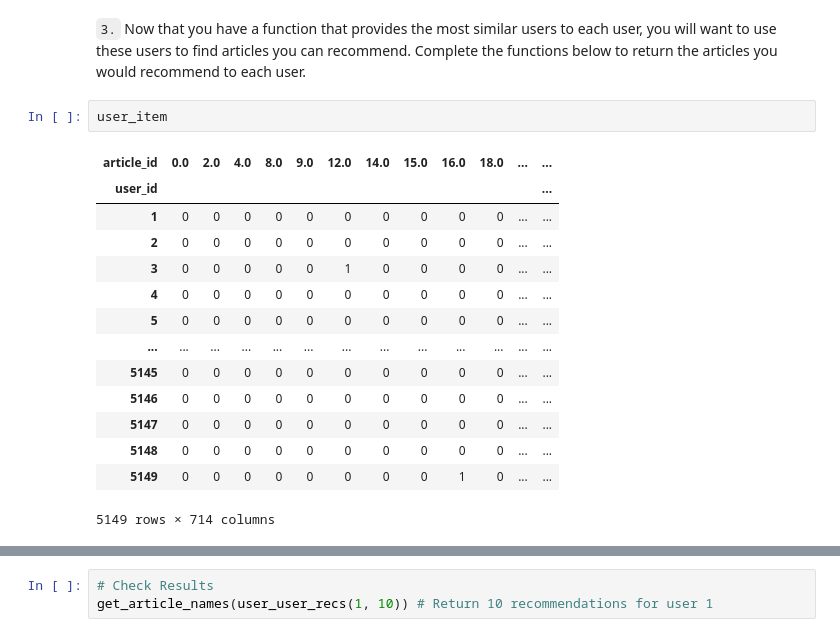
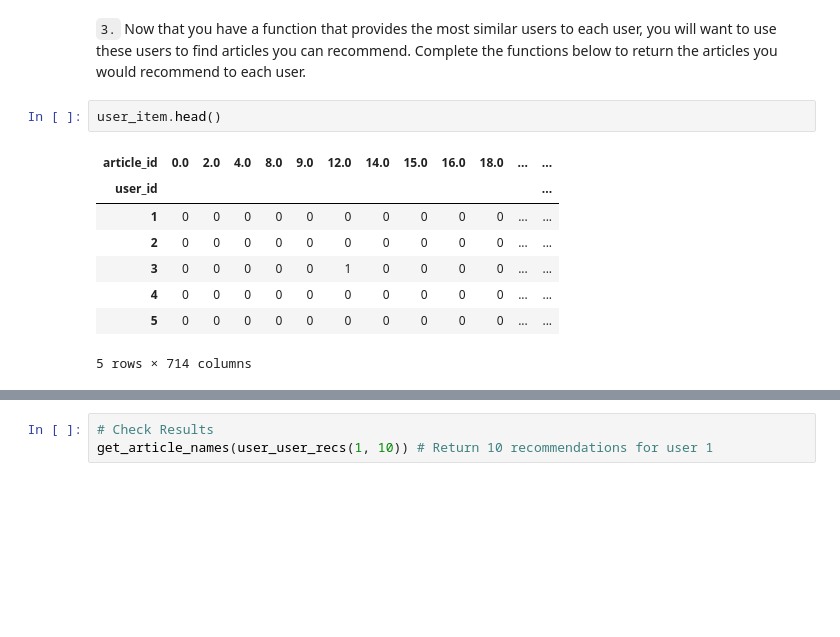
Before and after one commit to SoniaFYLin/IBM-Recommendation-System, a Jupyter notebook: Recommendations_with_IBM.ipynb, the cells around one changed output, grey strips where cells are left out. Cells and saved outputs as stored; diff of their text form; blank space fills up the shorter version.

```diff
--- a/Recommendations_with_IBM.ipynb
+++ b/Recommendations_with_IBM.ipynb
@@ -400,19 +367,13 @@ The 3 most similar users to user 46 are: [4201, 3782, 23]
 # %% [markdown]
 `3.` Now that you have a function that provides the most similar users to each user, you will want to use these users to find articles you can recommend.  Complete the functions below to return the articles you would recommend to each user.
 # %%
-user_item
+user_item.head()
 # %% [output]
 | article_id | 0.0 | 2.0 | 4.0 | 8.0 | 9.0 | 12.0 | 14.0 | 15.0 | 16.0 | 18.0 | ... | ... |
 | user_id |  |  |  |  |  |  |  |  |  |  |  | ... |
 | 1 | 0 | 0 | 0 | 0 | 0 | 0 | 0 | 0 | 0 | 0 | ... | ... |
 | 2 | 0 | 0 | 0 | 0 | 0 | 0 | 0 | 0 | 0 | 0 | ... | ... |
 | 3 | 0 | 0 | 0 | 0 | 0 | 1 | 0 | 0 | 0 | 0 | ... | ... |
 | 4 | 0 | 0 | 0 | 0 | 0 | 0 | 0 | 0 | 0 | 0 | ... | ... |
 | 5 | 0 | 0 | 0 | 0 | 0 | 0 | 0 | 0 | 0 | 0 | ... | ... |
-| ... | ... | ... | ... | ... | ... | ... | ... | ... | ... | ... | ... | ... |
-| 5145 | 0 | 0 | 0 | 0 | 0 | 0 | 0 | 0 | 0 | 0 | ... | ... |
-| 5146 | 0 | 0 | 0 | 0 | 0 | 0 | 0 | 0 | 0 | 0 | ... | ... |
-| 5147 | 0 | 0 | 0 | 0 | 0 | 0 | 0 | 0 | 0 | 0 | ... | ... |
-| 5148 | 0 | 0 | 0 | 0 | 0 | 0 | 0 | 0 | 0 | 0 | ... | ... |
-| 5149 | 0 | 0 | 0 | 0 | 0 | 0 | 0 | 0 | 1 | 0 | ... | ... |
-5149 rows × 714 columns
+5 rows × 714 columns
```
Also changed, not shown: parts of 43 cells of this notebook.
